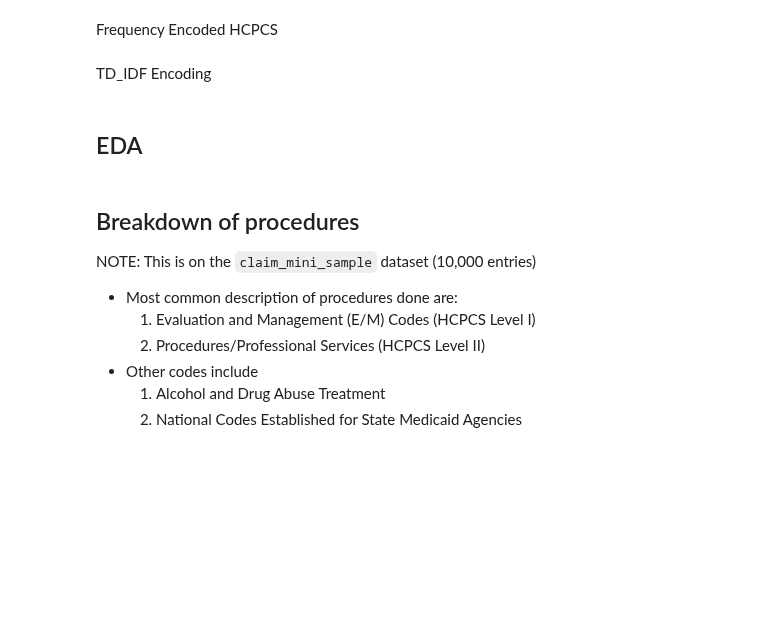
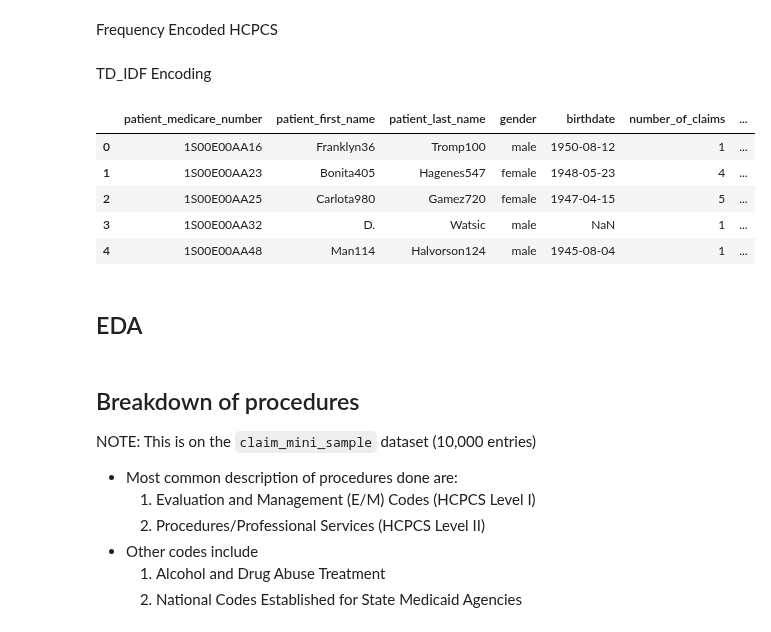
Before and after one commit to martza87/siads_696_mII, a Jupyter notebook: src/04_create_unsupervised_features.ipynb, the cells around one changed output. Saved outputs shown, nothing was run; the diff lists cells and outputs as text; code cells hidden in the pictures; blank space fills up the shorter version.

```diff
--- a/src/04_create_unsupervised_features.ipynb
+++ b/src/04_create_unsupervised_features.ipynb
@@ -246,0 +251,11 @@ TD_IDF Encoding
+# %%
+df_hcpcs_reset = df_hcpcs.reset_index(drop=True)
+list_cols = df_hcpcs_reset.columns[:12]
+df_hcpcs_reset[list_cols].head()
+# %% [output]
+|  | patient_medicare_number | patient_first_name | patient_last_name | gender | birthdate | number_of_claims | ... |
+| 0 | 1S00E00AA16 | Franklyn36 | Tromp100 | male | 1950-08-12 | 1 | ... |
+| 1 | 1S00E00AA23 | Bonita405 | Hagenes547 | female | 1948-05-23 | 4 | ... |
+| 2 | 1S00E00AA25 | Carlota980 | Gamez720 | female | 1947-04-15 | 5 | ... |
+| 3 | 1S00E00AA32 | D. | Watsic | male | NaN | 1 | ... |
+| 4 | 1S00E00AA48 | Man114 | Halvorson124 | male | 1945-08-04 | 1 | ... |
```
Also changed, not shown: parts of 9 cells of this notebook.
